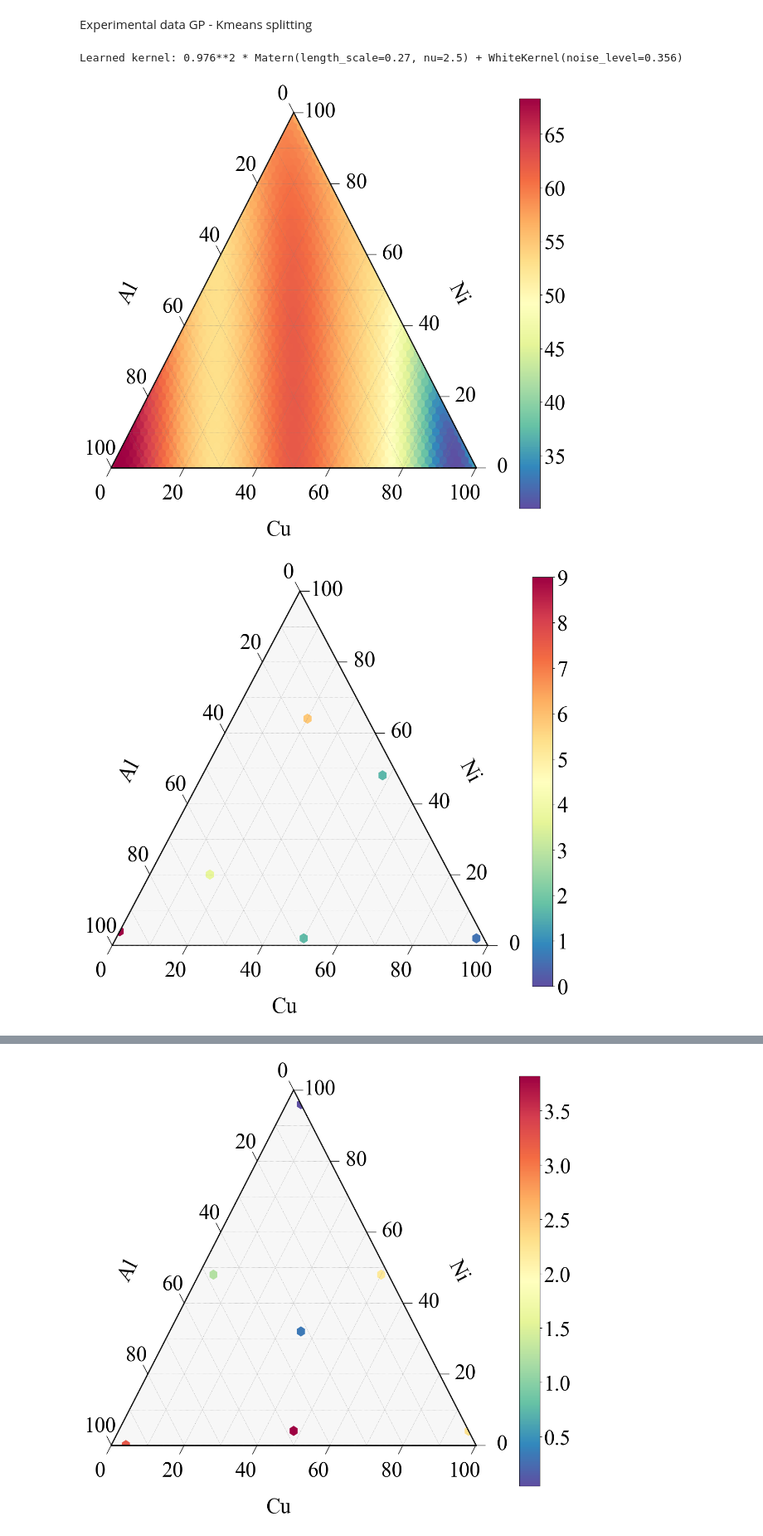
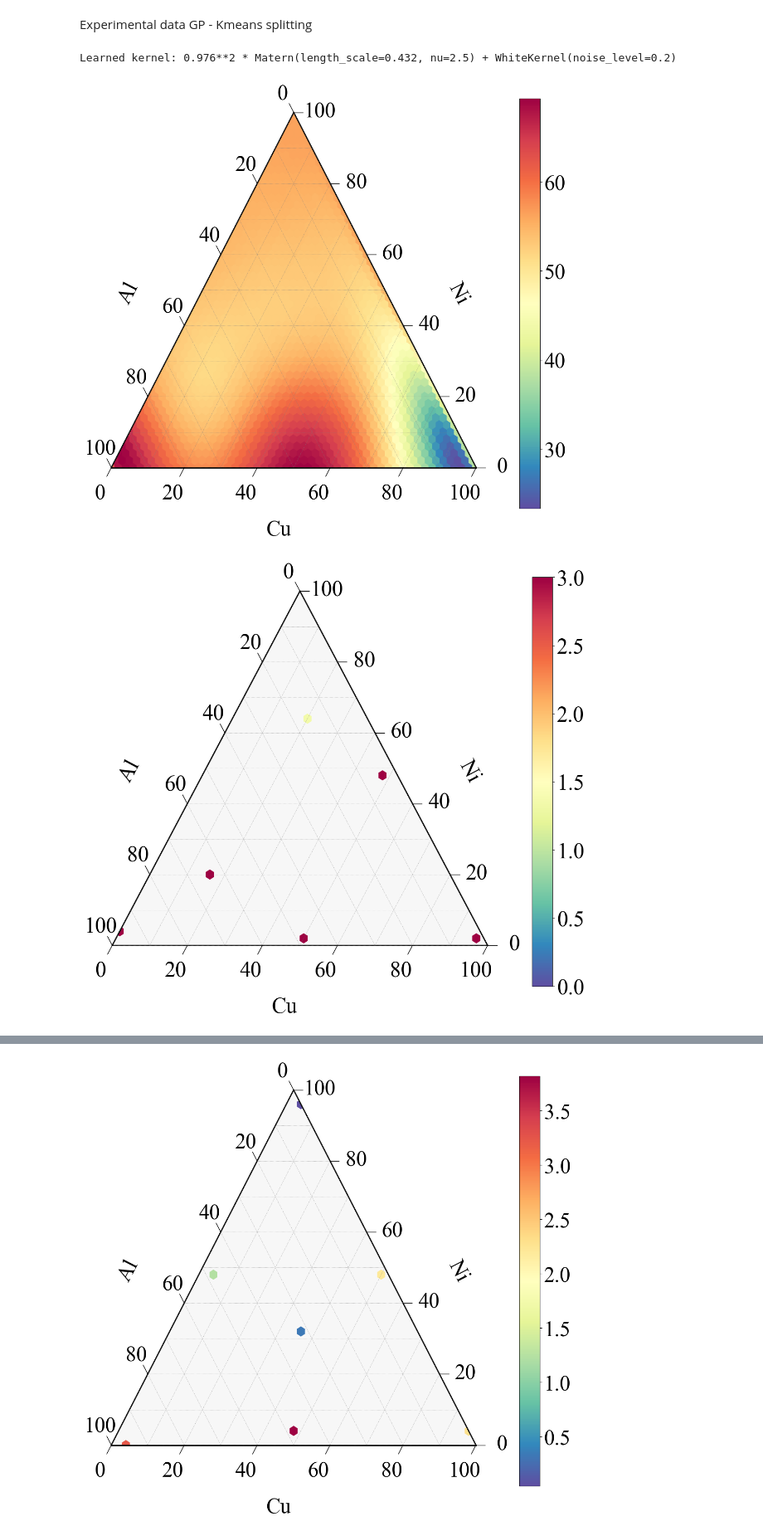
Before and after one commit to linarojas0824/Hybrid-Experimental-Data-Driven-Workflow, a Jupyter notebook: scripts/Notebooks/02_Model Training GP.ipynb, the cells around one changed output, grey strips where cells are left out. Shown at 83% size. Saved outputs shown, nothing was run; the diff lists cells and outputs as text; code cells hidden in the pictures.

```diff
--- a/scripts/Notebooks/02_Model Training GP.ipynb
+++ b/scripts/Notebooks/02_Model Training GP.ipynb
@@ -23,7 +23,7 @@ with open(SAMPLING_DIR/"cluster_split", "rb") as f:
     cluster_split = pickle.load(f)
 # %%
 import numpy as np
-from sklearn.preprocessing import StandardScaler
+from sklearn.preprocessing import MinMaxScaler
 
 
 def prepare_train_test_data(
@@ -59,7 +59,7 @@ def prepare_train_test_data(
     # Standardize only feature columns
     scaler = None
     if standardize:
-        scaler = StandardScaler()
+        scaler = MinMaxScaler()
         X_train_proc = scaler.fit_transform(X_train)
         X_test_proc = scaler.transform(X_test)
     else:
@@ -82,9 +82,6 @@ def prepare_train_test_data(
         "X_train_composition_df": X_train_composition_df,
         "X_test_composition_df": X_test_composition_df,
 
-        "X_train": X_train,
-        "X_test": X_test,
-
         "X_train_proc": X_train_proc,
         "X_test_proc": X_test_proc,
 
@@ -309,14 +306,14 @@ fig, tax = plot_ternary_heatmap(
 # %% [markdown]
 Experimental data GP - Kmeans splitting
 # %%
-feature_cols = ['del_r','VEC','del_EN']
+feature_cols = ['VEC','del_EN','Cu','Ni','Al']
 composition_cols = ['Cu','Ni','Al']
 
 data_cluster = prepare_train_test_data(
     split_dict=cluster_split,
     feature_cols=feature_cols,
     composition_cols=composition_cols,
-    standardize=False
+    standardize=True
 )
 # %%
 kernel = (
@@ -336,7 +333,7 @@ gpr_nt_clus = GaussianProcessRegressor(
 gpr_nt_clus.fit(data_cluster["X_train_proc"], data_cluster["y_train"])
 print("Learned kernel:", gpr_nt_clus.kernel_)
 # %% [output]
-Learned kernel: 0.976**2 * Matern(length_scale=0.27, nu=2.5) + WhiteKernel(noise_level=0.356)
+Learned kernel: 0.976**2 * Matern(length_scale=0.432, nu=2.5) + WhiteKernel(noise_level=0.2)
 # %%
 
 gp_cluster_split, df_cluster_split, df_test_clus = evaluate_and_predict_space(
@@ -363,21 +360,21 @@ fig, tax = plot_ternary_heatmap(
     duplicate_handling="mean",
 )
 # %% [output]
-[figure, old version]
+[figure, new version]
 # %%
 fig, tax = plot_ternary_heatmap(
     df=df_test_clus,
     comp_cols=("Cu", "Ni", "Al"),
     value_col="y_error_abs",
     scale=50,
     cmap="Spectral_r",
     vmin=0,
-    vmax=9,
+    vmax=3,
     show=True,
     duplicate_handling="mean",
 )
 # %% [output]
-[figure, old version]
+[figure, new version]
 # %%
 e2_predict_GP_exp =  np.load(PREDICTIONS_DIR/"GP-Experiments/e2_predicted_GP.npy")
 
```
Also changed, not shown: parts of 15 cells of this notebook.
